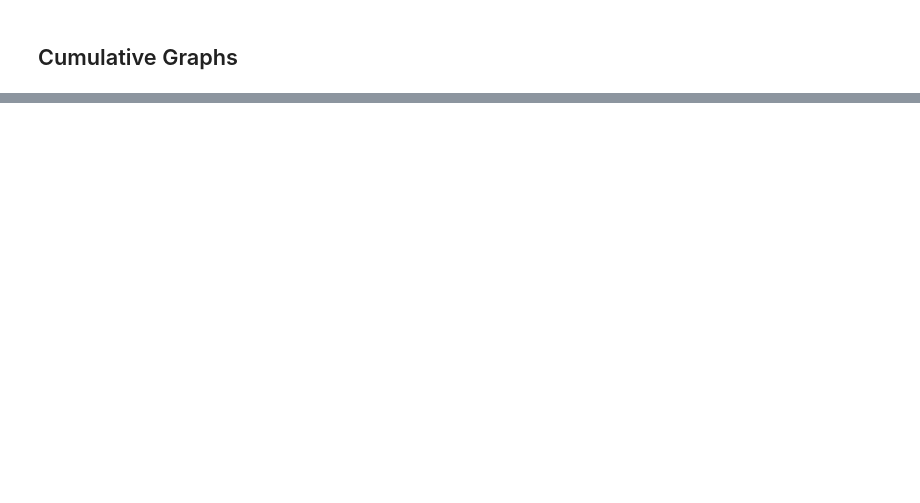
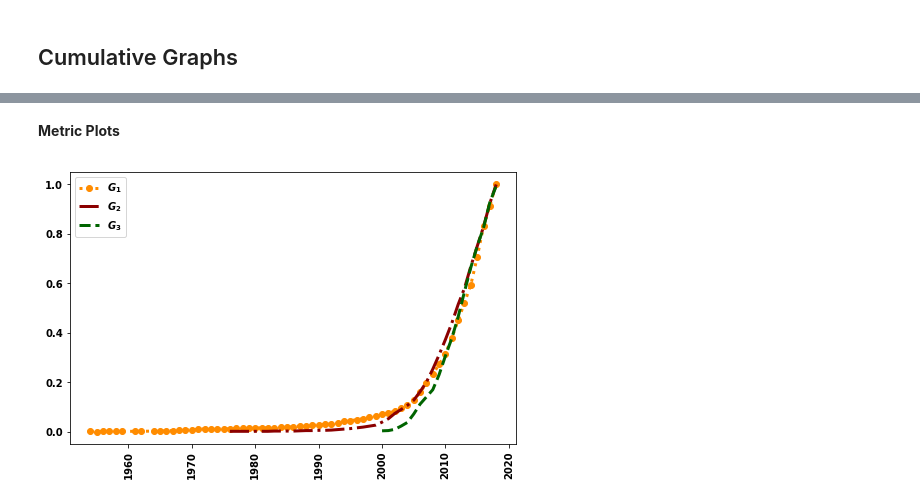
Before and after one commit to Nikoleta-v3/bibliometric-study-of-the-prisoners-dilemma, a Jupyter notebook: src/nbs/2. Collaborativeness .ipynb, the cells around one changed output, grey strips where cells are left out. Drawn from its saved outputs; the diff is of its cells as text; code cells hidden in the pictures; blank space fills up the shorter version.

Commit message:
new plots for collaboration section

```diff
--- a/src/nbs/2. Collaborativeness .ipynb
+++ b/src/nbs/2. Collaborativeness .ipynb
@@ -206,12 +214,0 @@ for G in auction_graphs:
-# %%
-degree_points_anarchy, largest_cc_points_anarchy, number_of_cc_points_anarchy, number_of_nodes_anarchy = [], [], [], []
-percentage_number_anarchy = []
-for G in anarchy_graphs:
-    degree = sorted([d for n, d in G.degree()], reverse=True)
-
-    largest_cc_points_anarchy.append(len(max(nx.connected_components(G), key=len)))
-    degree_points_anarchy.append(np.mean(degree))
-    number_of_cc_points_anarchy.append(nx.number_connected_components(G))
-    number_of_nodes_anarchy.append(G.number_of_nodes())
-
-    percentage_number_anarchy.append(np.round(G.number_of_nodes() / number_nodes[2], 2))
@@ -308,0 +257,13 @@ write_to_file(metric=table.to_latex(), filename="cumulative_graphs_table.tex")
+# %% [markdown]
+**Metric Plots**
+# %%
+fig = plt.figure(figsize=(8, 5))
+for i in range(3):
+    y = [entry['% Nodes'] for entry in cumulative_metrics[i]]
+    plt.plot(periods[i], y, linestyle[i], linewidth=3, color=colors[i], label=labels[i])
+plt.xticks(rotation=90);
+plt.legend();
+
+plt.savefig('../../assets/images/percentage_networks_nodes.pdf')
+# %% [output]
+[figure, added]
```
Also changed, not shown: parts of 78 cells of this notebook, 18 other files.
